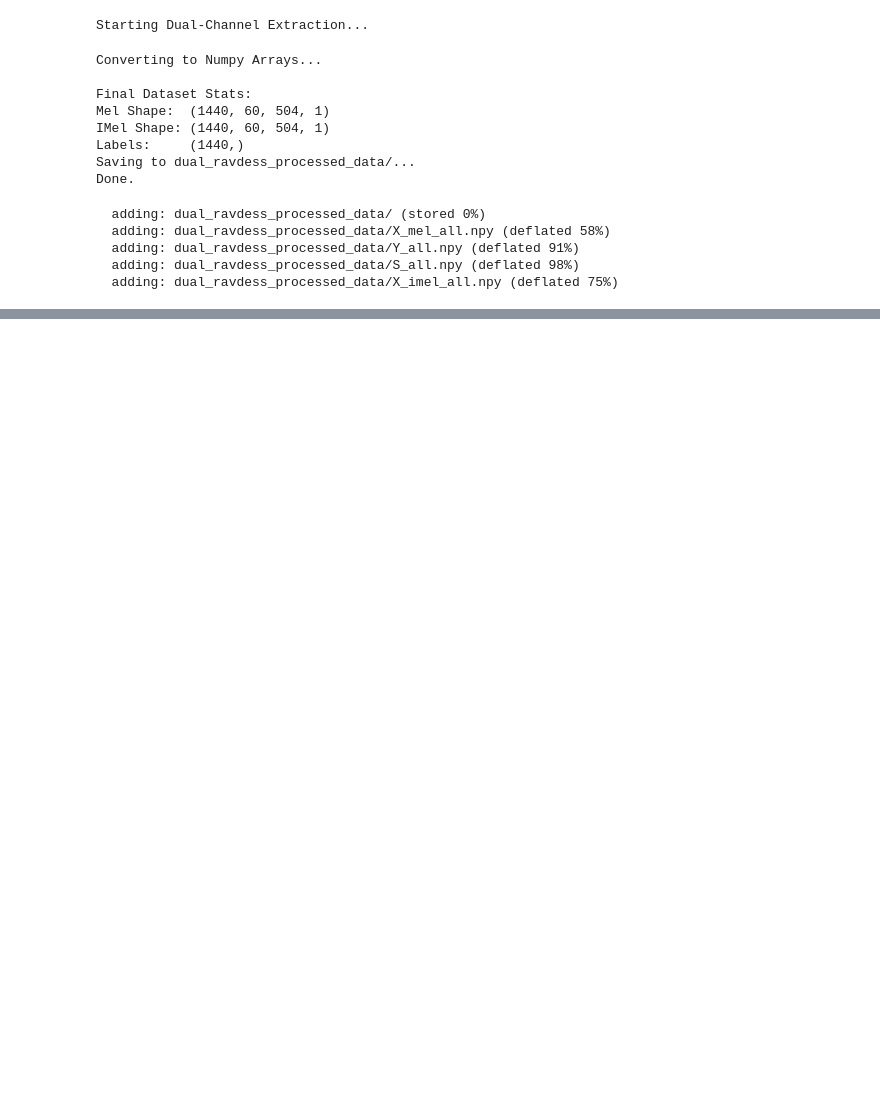
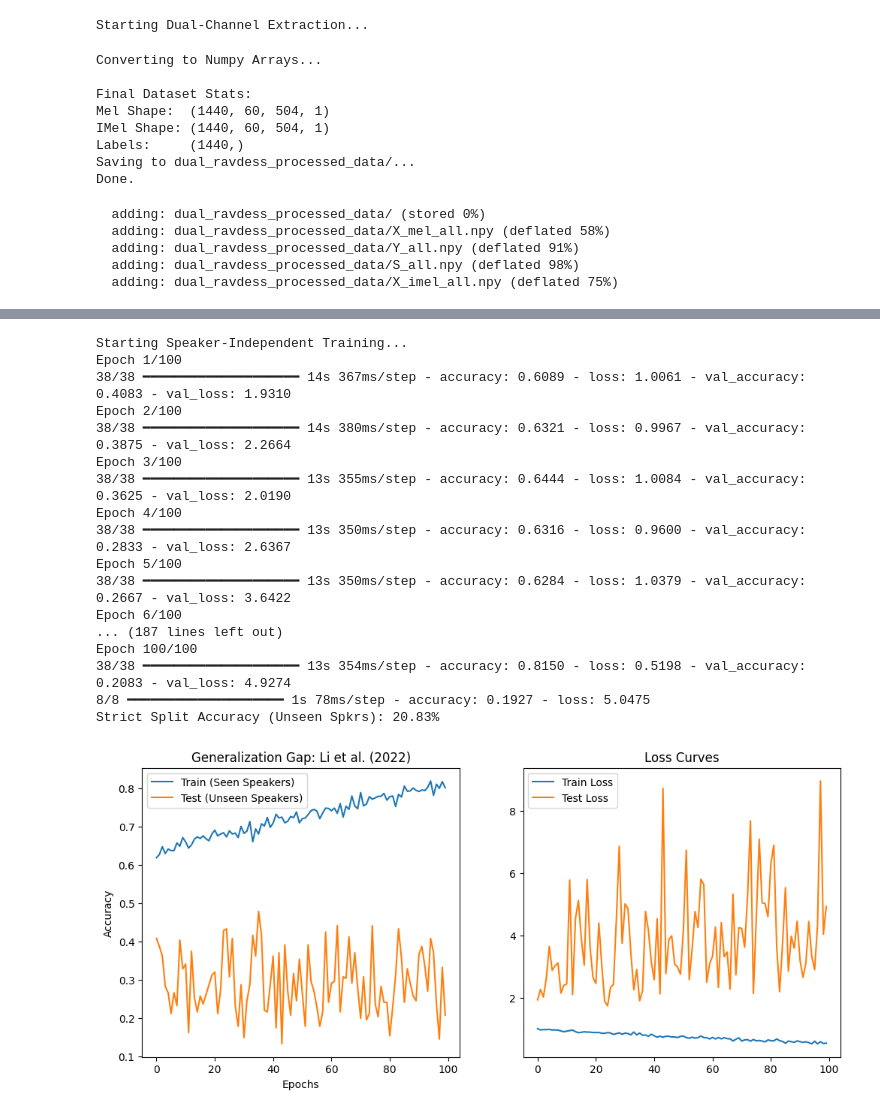
Before and after one commit to Baah134/Baah134, a Jupyter notebook: SER_CARINE/Paper_3.ipynb, the cells around one changed output, grey strips where cells are left out. Saved outputs shown, nothing was run; the diff lists cells and outputs as text; code cells hidden in the pictures; blank space fills up the shorter version.

```diff
--- a/SER_CARINE/Paper_3.ipynb
+++ b/SER_CARINE/Paper_3.ipynb
@@ -217,0 +617,53 @@ Done.
+# %%
+print("\nStarting Speaker-Independent Training...")
+history = model.fit(
+    [X_mel_train, X_imel_train], Y_train,
+    epochs=100,
+    batch_size=32,
+    validation_data=([X_mel_test, X_imel_test], Y_test), # Testing on Unseen Speakers
+    verbose=1
+)
+
+# ==========================================
+# 6. RESULTS
+# ==========================================
+loss, acc = model.evaluate([X_mel_test, X_imel_test], Y_test)
+
+print(f"Strict Split Accuracy (Unseen Spkrs): {acc*100:.2f}%")
+
+
+# Visualization
+plt.figure(figsize=(12, 5))
+plt.subplot(1, 2, 1)
+plt.plot(history.history['accuracy'], label='Train (Seen Speakers)')
+plt.plot(history.history['val_accuracy'], label='Test (Unseen Speakers)')
+plt.title('Generalization Gap: Li et al. (2022)')
+plt.xlabel('Epochs')
+plt.ylabel('Accuracy')
+plt.legend()
+
+plt.subplot(1, 2, 2)
+plt.plot(history.history['loss'], label='Train Loss')
+plt.plot(history.history['val_loss'], label='Test Loss')
+plt.title('Loss Curves')
+plt.legend()
+plt.show()
+# %% [output]
+Starting Speaker-Independent Training...
+Epoch 1/100
+38/38 ━━━━━━━━━━━━━━━━━━━━ 14s 367ms/step - accuracy: 0.6089 - loss: 1.0061 - val_accuracy: 0.4083 - val_loss: 1.9310
+Epoch 2/100
+38/38 ━━━━━━━━━━━━━━━━━━━━ 14s 380ms/step - accuracy: 0.6321 - loss: 0.9967 - val_accuracy: 0.3875 - val_loss: 2.2664
+Epoch 3/100
+38/38 ━━━━━━━━━━━━━━━━━━━━ 13s 355ms/step - accuracy: 0.6444 - loss: 1.0084 - val_accuracy: 0.3625 - val_loss: 2.0190
+Epoch 4/100
+38/38 ━━━━━━━━━━━━━━━━━━━━ 13s 350ms/step - accuracy: 0.6316 - loss: 0.9600 - val_accuracy: 0.2833 - val_loss: 2.6367
+Epoch 5/100
+38/38 ━━━━━━━━━━━━━━━━━━━━ 13s 350ms/step - accuracy: 0.6284 - loss: 1.0379 - val_accuracy: 0.2667 - val_loss: 3.6422
+Epoch 6/100
+... (187 lines left out)
+Epoch 100/100
+38/38 ━━━━━━━━━━━━━━━━━━━━ 13s 354ms/step - accuracy: 0.8150 - loss: 0.5198 - val_accuracy: 0.2083 - val_loss: 4.9274
+8/8 ━━━━━━━━━━━━━━━━━━━━ 1s 78ms/step - accuracy: 0.1927 - loss: 5.0475
+Strict Split Accuracy (Unseen Spkrs): 20.83%
+[figure, added]
```
Also changed, not shown: parts of 6 cells of this notebook.
